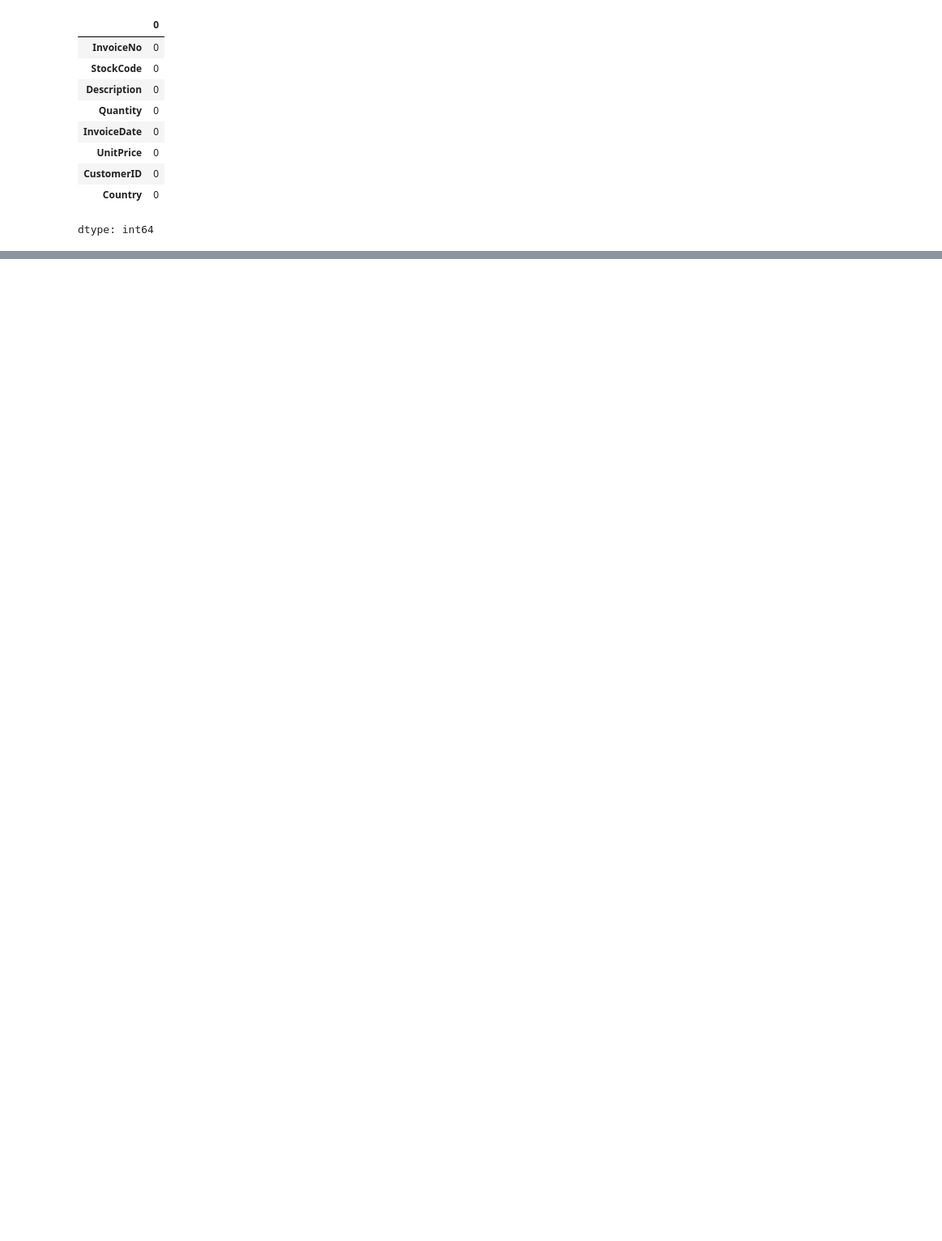
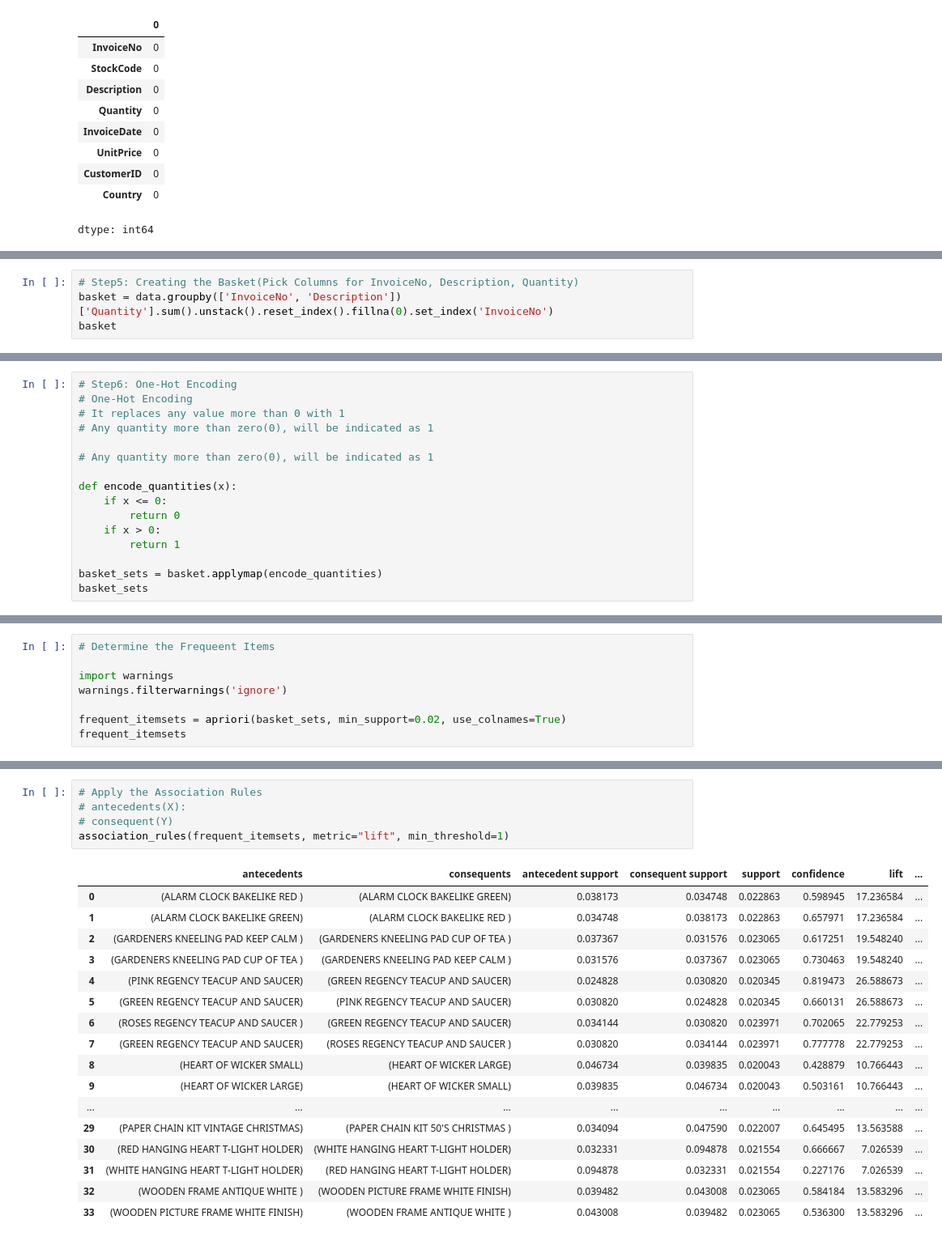
Before and after one commit to seremmartin64-ops/ML, a Jupyter notebook: Market_Basket_Analysis_using_Apriori_Algorithm.ipynb, the cells around one changed output, grey strips where cells are left out. Shown at 81% size. Drawn from its saved outputs; the diff is of its cells as text; blank space fills up the shorter version.

```diff
--- a/Market_Basket_Analysis_using_Apriori_Algorithm.ipynb
+++ b/Market_Basket_Analysis_using_Apriori_Algorithm.ipynb
@@ -63,3 +97,7 @@ data.groupby("Country").size().plot(kind='pie')
 # %% [output]
 <Axes: >
 [figure]
+# %%
+# Step5: Creating the Basket(Pick Columns for InvoiceNo, Description, Quantity)
+basket = data.groupby(['InvoiceNo', 'Description'])['Quantity'].sum().unstack().reset_index().fillna(0).set_index('InvoiceNo')
+basket
@@ -65,0 +119,16 @@ data.groupby("Country").size().plot(kind='pie')
+# %%
+# Step6: One-Hot Encoding
+# One-Hot Encoding
+# It replaces any value more than 0 with 1
+# Any quantity more than zero(0), will be indicated as 1
+
+# Any quantity more than zero(0), will be indicated as 1
+
+def encode_quantities(x):
+    if x <= 0:
+        return 0
+    if x > 0:
+        return 1
+
+basket_sets = basket.applymap(encode_quantities)
+basket_sets
@@ -65,0 +155,8 @@ data.groupby("Country").size().plot(kind='pie')
+# %%
+# Determine the Frequeent Items
+
+import warnings
+warnings.filterwarnings('ignore')
+
+frequent_itemsets = apriori(basket_sets, min_support=0.02, use_colnames=True)
+frequent_itemsets
@@ -65,0 +177,23 @@ data.groupby("Country").size().plot(kind='pie')
+# %%
+# Apply the Association Rules
+# antecedents(X):
+# consequent(Y)
+association_rules(frequent_itemsets, metric="lift", min_threshold=1)
+# %% [output]
+|  | antecedents | consequents | antecedent support | consequent support | support | confidence | lift | ... |
+| 0 | (ALARM CLOCK BAKELIKE RED ) | (ALARM CLOCK BAKELIKE GREEN) | 0.038173 | 0.034748 | 0.022863 | 0.598945 | 17.236584 | ... |
+| 1 | (ALARM CLOCK BAKELIKE GREEN) | (ALARM CLOCK BAKELIKE RED ) | 0.034748 | 0.038173 | 0.022863 | 0.657971 | 17.236584 | ... |
+| 2 | (GARDENERS KNEELING PAD KEEP CALM ) | (GARDENERS KNEELING PAD CUP OF TEA ) | 0.037367 | 0.031576 | 0.023065 | 0.617251 | 19.548240 | ... |
+| 3 | (GARDENERS KNEELING PAD CUP OF TEA ) | (GARDENERS KNEELING PAD KEEP CALM ) | 0.031576 | 0.037367 | 0.023065 | 0.730463 | 19.548240 | ... |
+| 4 | (PINK REGENCY TEACUP AND SAUCER) | (GREEN REGENCY TEACUP AND SAUCER) | 0.024828 | 0.030820 | 0.020345 | 0.819473 | 26.588673 | ... |
+| 5 | (GREEN REGENCY TEACUP AND SAUCER) | (PINK REGENCY TEACUP AND SAUCER) | 0.030820 | 0.024828 | 0.020345 | 0.660131 | 26.588673 | ... |
+| 6 | (ROSES REGENCY TEACUP AND SAUCER ) | (GREEN REGENCY TEACUP AND SAUCER) | 0.034144 | 0.030820 | 0.023971 | 0.702065 | 22.779253 | ... |
+| 7 | (GREEN REGENCY TEACUP AND SAUCER) | (ROSES REGENCY TEACUP AND SAUCER ) | 0.030820 | 0.034144 | 0.023971 | 0.777778 | 22.779253 | ... |
+| 8 | (HEART OF WICKER SMALL) | (HEART OF WICKER LARGE) | 0.046734 | 0.039835 | 0.020043 | 0.428879 | 10.766443 | ... |
+| 9 | (HEART OF WICKER LARGE) | (HEART OF WICKER SMALL) | 0.039835 | 0.046734 | 0.020043 | 0.503161 | 10.766443 | ... |
+| ... | ... | ... | ... | ... | ... | ... | ... | ... |
+| 29 | (PAPER CHAIN KIT VINTAGE CHRISTMAS) | (PAPER CHAIN KIT 50'S CHRISTMAS ) | 0.034094 | 0.047590 | 0.022007 | 0.645495 | 13.563588 | ... |
+| 30 | (RED HANGING HEART T-LIGHT HOLDER) | (WHITE HANGING HEART T-LIGHT HOLDER) | 0.032331 | 0.094878 | 0.021554 | 0.666667 | 7.026539 | ... |
+| 31 | (WHITE HANGING HEART T-LIGHT HOLDER) | (RED HANGING HEART T-LIGHT HOLDER) | 0.094878 | 0.032331 | 0.021554 | 0.227176 | 7.026539 | ... |
+| 32 | (WOODEN FRAME ANTIQUE WHITE ) | (WOODEN PICTURE FRAME WHITE FINISH) | 0.039482 | 0.043008 | 0.023065 | 0.584184 | 13.583296 | ... |
+| 33 | (WOODEN PICTURE FRAME WHITE FINISH) | (WOODEN FRAME ANTIQUE WHITE ) | 0.043008 | 0.039482 | 0.023065 | 0.536300 | 13.583296 | ... |
```
Also changed, not shown: parts of 6 cells of this notebook.
